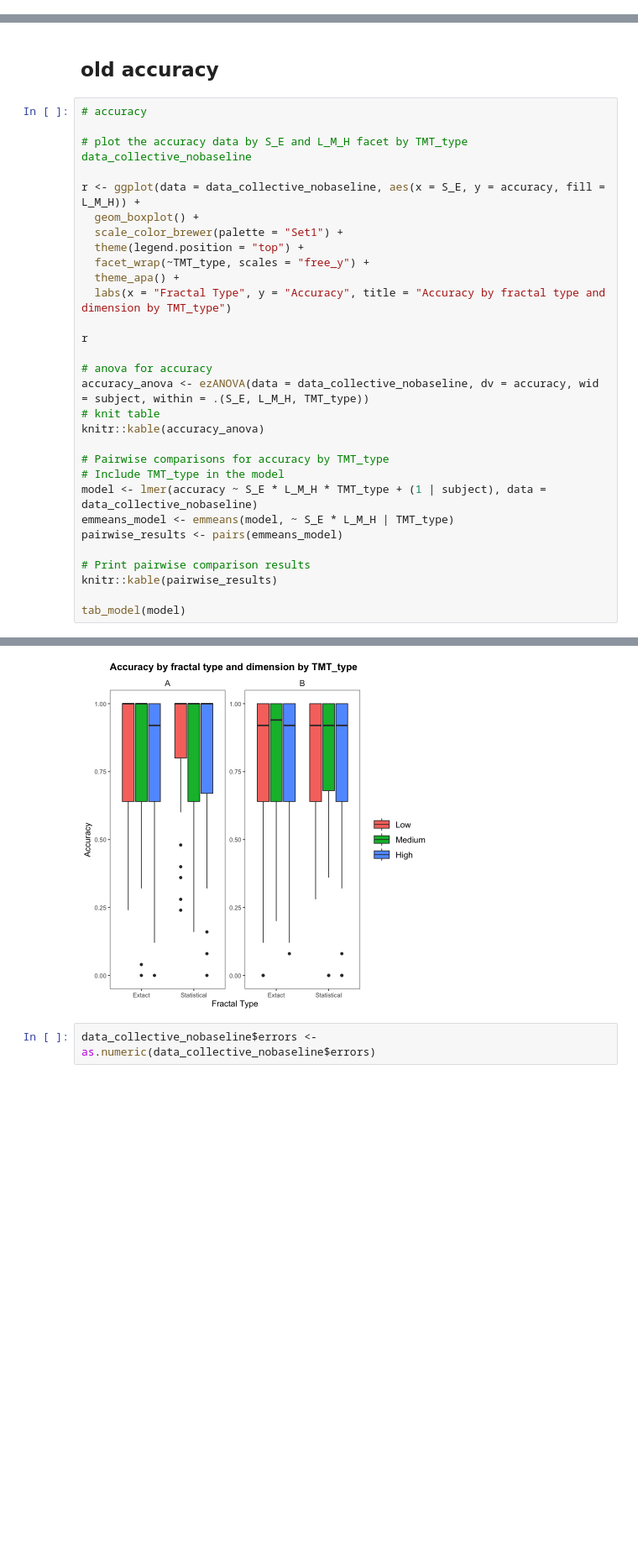
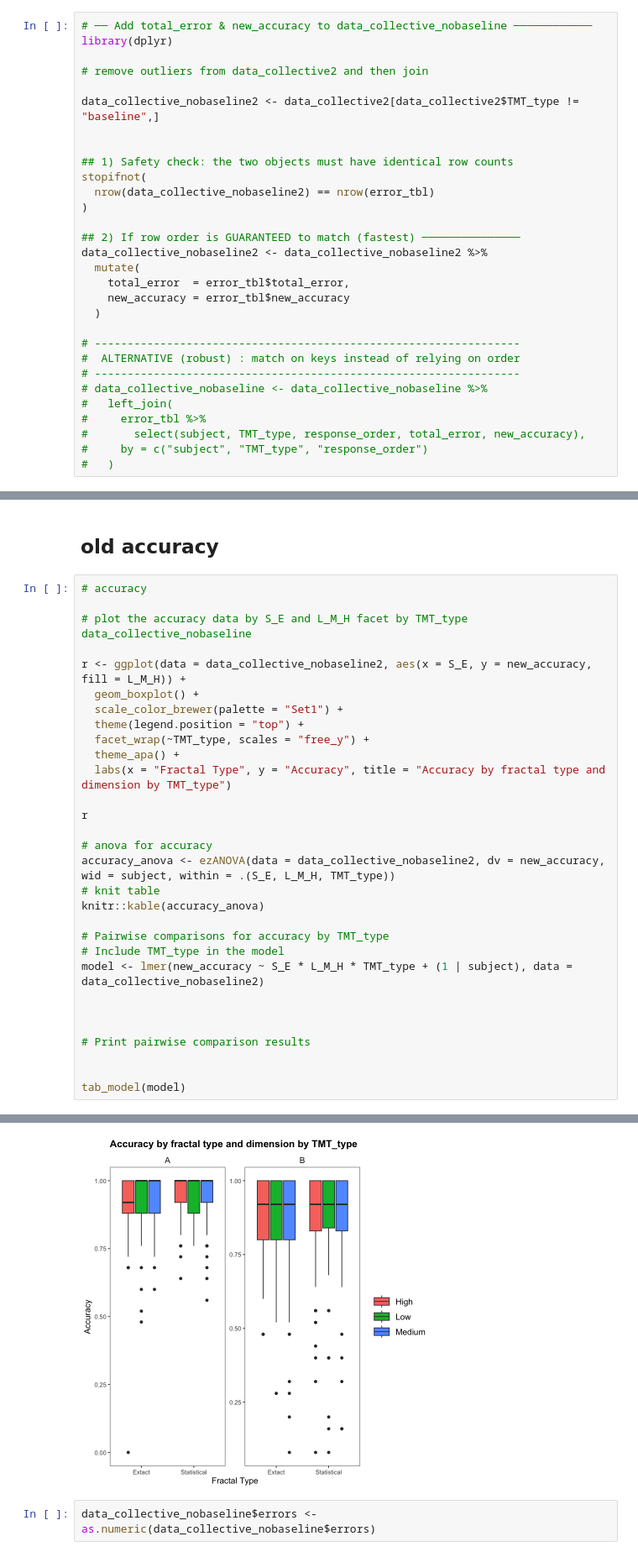
Before and after one commit to PuddleJumper2018/fractalvr, a Jupyter notebook: tmt_analysis.ipynb, the cells around one changed output, grey strips where cells are left out. Shown at 84% size. Saved outputs shown, nothing was run; the diff lists cells and outputs as text; blank space fills up the shorter version.

```diff
--- a/tmt_analysis.ipynb
+++ b/tmt_analysis.ipynb
@@ -493,0 +625,30 @@ if (length(bad_subj) == 0) {
+# %%
+# ── Add total_error & new_accuracy to data_collective_nobaseline ────────────
+library(dplyr)
+
+# remove outliers from data_collective2 and then join
+
+data_collective_nobaseline2 <- data_collective2[data_collective2$TMT_type != "baseline",]
+
+
+## 1) Safety check: the two objects must have identical row counts
+stopifnot(
+  nrow(data_collective_nobaseline2) == nrow(error_tbl)
+)
+
+## 2) If row order is GUARANTEED to match (fastest) ───────────────
+data_collective_nobaseline2 <- data_collective_nobaseline2 %>%
+  mutate(
+    total_error  = error_tbl$total_error,
+    new_accuracy = error_tbl$new_accuracy
+  )
+
+# -----------------------------------------------------------------
+#  ALTERNATIVE (robust) : match on keys instead of relying on order
+# -----------------------------------------------------------------
+# data_collective_nobaseline <- data_collective_nobaseline %>%
+#   left_join(
+#     error_tbl %>%
+#       select(subject, TMT_type, response_order, total_error, new_accuracy),
+#     by = c("subject", "TMT_type", "response_order")
+#   )
@@ -534,7 +837,7 @@ print(missing_cells)
 
 # plot the accuracy data by S_E and L_M_H facet by TMT_type data_collective_nobaseline
 
-r <- ggplot(data = data_collective_nobaseline, aes(x = S_E, y = accuracy, fill = L_M_H)) +
+r <- ggplot(data = data_collective_nobaseline2, aes(x = S_E, y = new_accuracy, fill = L_M_H)) +
   geom_boxplot() +
   scale_color_brewer(palette = "Set1") +
   theme(legend.position = "top") +
@@ -545,18 +848,18 @@ r <- ggplot(data = data_collective_nobaseline, aes(x = S_E, y = accuracy, fill =
 r
 
 # anova for accuracy
-accuracy_anova <- ezANOVA(data = data_collective_nobaseline, dv = accuracy, wid = subject, within = .(S_E, L_M_H, TMT_type))
+accuracy_anova <- ezANOVA(data = data_collective_nobaseline2, dv = new_accuracy, wid = subject, within = .(S_E, L_M_H, TMT_type))
 # knit table
 knitr::kable(accuracy_anova)
 
 # Pairwise comparisons for accuracy by TMT_type
 # Include TMT_type in the model
-model <- lmer(accuracy ~ S_E * L_M_H * TMT_type + (1 | subject), data = data_collective_nobaseline)
-emmeans_model <- emmeans(model, ~ S_E * L_M_H | TMT_type)
-pairwise_results <- pairs(emmeans_model)
+model <- lmer(new_accuracy ~ S_E * L_M_H * TMT_type + (1 | subject), data = data_collective_nobaseline2)
+
+
 
 # Print pairwise comparison results
-knitr::kable(pairwise_results)
+
 
 tab_model(model)
 # %% [output]
@@ -572,4 +893,4 @@ ERROR: Error in ezANOVA_main(data = data, dv = dv, wid = wid, within = within, :
-[figure, old version]
+[figure, new version]
 # %%
 data_collective_nobaseline$errors <- as.numeric(data_collective_nobaseline$errors)
 # %%
```
Also changed, not shown: parts of 14 cells of this notebook, 8 other files.
